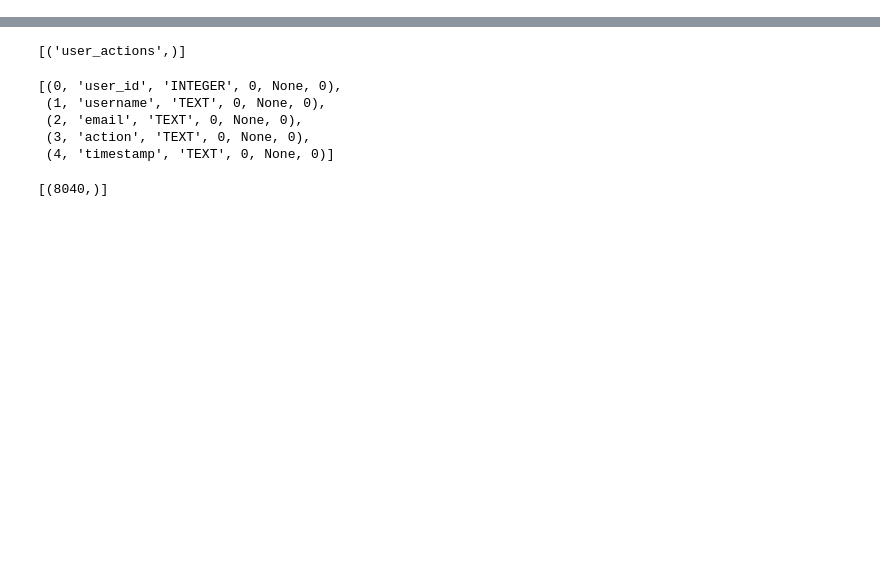
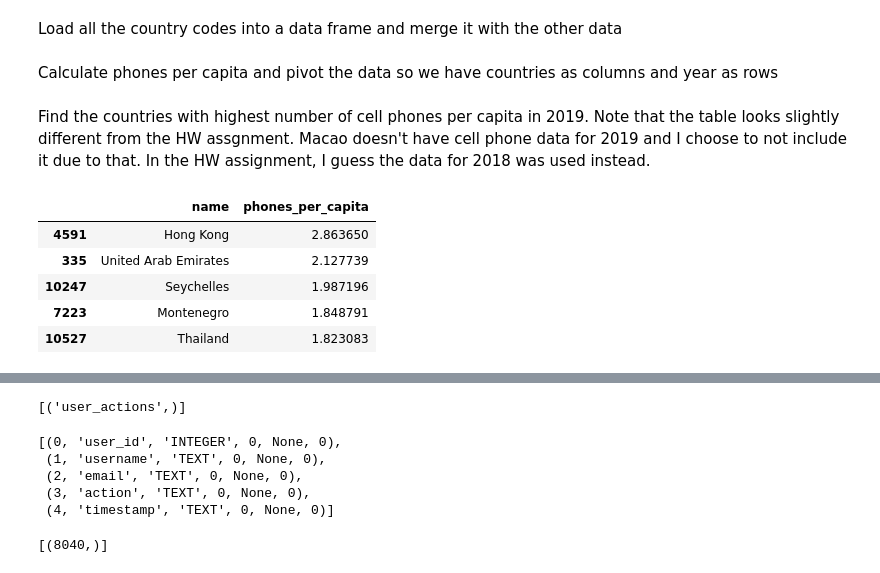
Before and after one commit to mathildecoffy/su-mt4007, a Jupyter notebook: HW4/HW4.ipynb, the cells around one changed output, grey strips where cells are left out. Drawn from its saved outputs; the diff is of its cells as text; code cells hidden in the pictures; blank space fills up the shorter version.

```diff
--- a/HW4/HW4.ipynb
+++ b/HW4/HW4.ipynb
@@ -11,0 +76,2 @@ import re
+# %% [markdown]
+Load all the country codes into a data frame and merge it with the other data
@@ -11,0 +85,2 @@ import re
+# %% [markdown]
+Calculate phones per capita and pivot the data so we have countries as columns and year as rows
@@ -11,0 +101,21 @@ import re
+# %% [markdown]
+Find the countries with highest number of cell phones per capita in 2019.
+Note that the table looks slightly different from the HW assgnment. Macao doesn't have cell phone data for 2019 and I choose to not include it due to that. In the HW assignment, I guess the data for 2018 was used instead.
+# %%
+# Data for 2019
+data_2019 = merged_data_2[merged_data_2['year'] == 2019]
+
+# Filter out missing data
+data_2019_cleaned = data_2019.dropna(subset=['phones_per_capita'])
+
+# Get the top 5 countries with highest 'phones_per_capita' in 2019
+top_5_countries = data_2019_cleaned.nlargest(5, 'phones_per_capita')[['name', 'phones_per_capita']]
+
+top_5_countries
+# %% [output]
+|  | name | phones_per_capita |
+| 4591 | Hong Kong | 2.863650 |
+| 335 | United Arab Emirates | 2.127739 |
+| 10247 | Seychelles | 1.987196 |
+| 7223 | Montenegro | 1.848791 |
+| 10527 | Thailand | 1.823083 |
```
Also changed, not shown: parts of 28 cells of this notebook.
